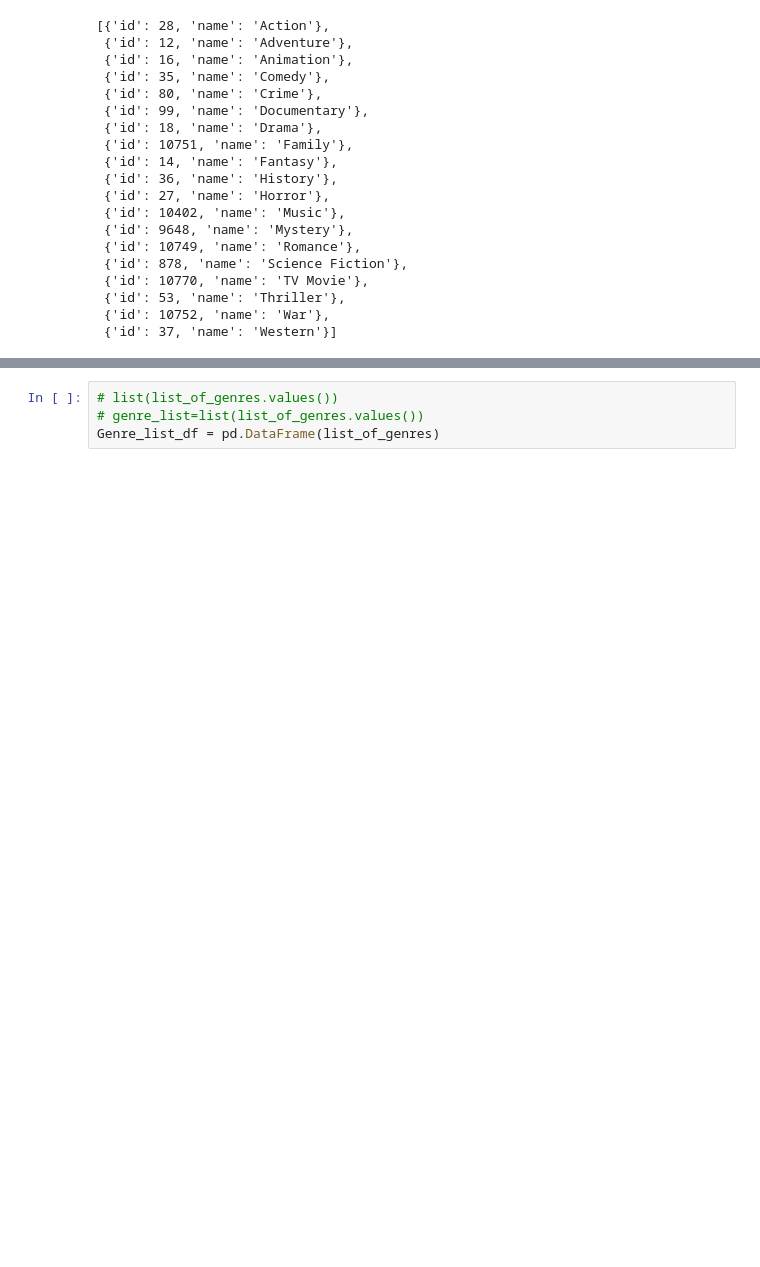
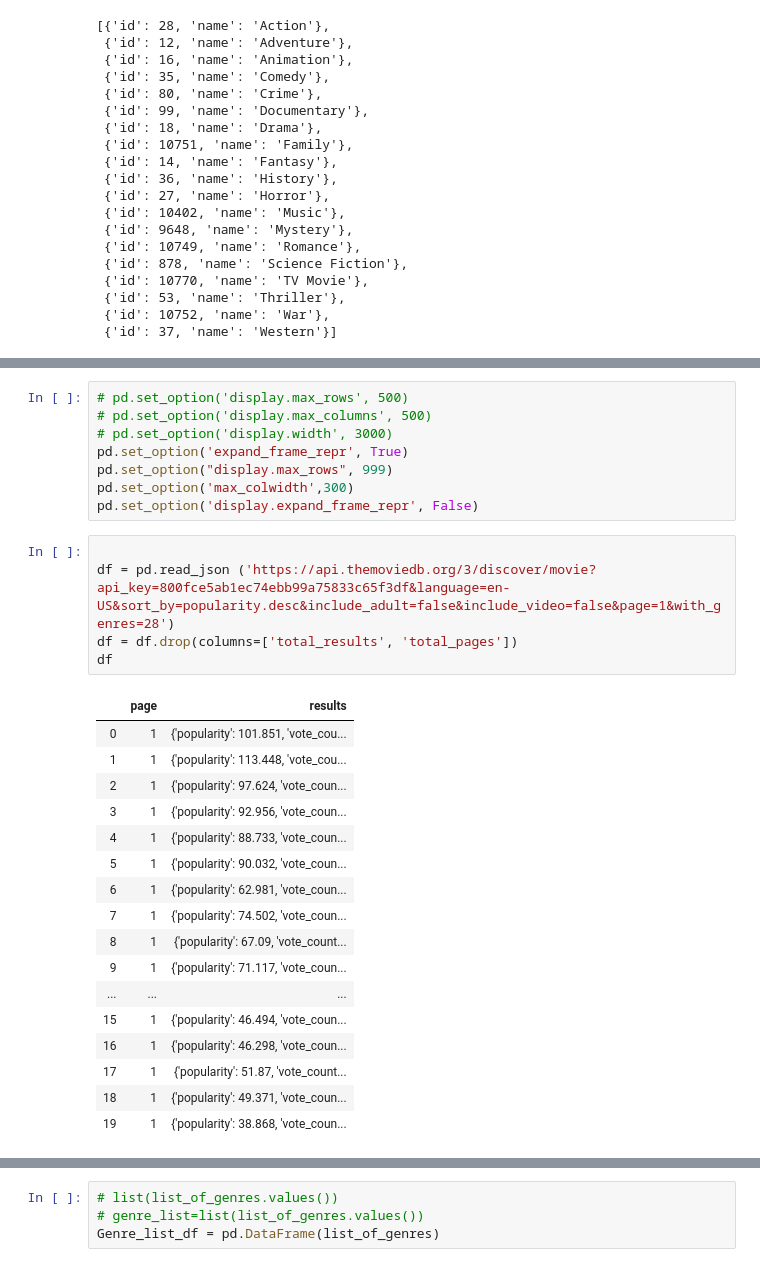
Before and after one commit to kingcrow15/Machine-Learning-project, a Jupyter notebook: TMBD API calls .ipynb, the cells around one changed output, grey strips where cells are left out. Saved outputs shown, nothing was run; the diff lists cells and outputs as text; blank space fills up the shorter version.

```diff
--- a/TMBD API calls .ipynb
+++ b/TMBD API calls .ipynb
@@ -448,0 +478,31 @@ list_of_genres
+# %%
+# pd.set_option('display.max_rows', 500)
+# pd.set_option('display.max_columns', 500)
+# pd.set_option('display.width', 3000)
+pd.set_option('expand_frame_repr', True)
+pd.set_option("display.max_rows", 999)
+pd.set_option('max_colwidth',300)
+pd.set_option('display.expand_frame_repr', False)
+# %%
+
+df = pd.read_json ('https://api.themoviedb.org/3/discover/movie?api_key=800fce5ab1ec74ebb99a75833c65f3df&language=en-US&sort_by=popularity.desc&include_adult=false&include_video=false&page=1&with_genres=28')
+df = df.drop(columns=['total_results', 'total_pages'])
+df
+# %% [output]
+|  | page | results |
+| 0 | 1 | {'popularity': 101.851, 'vote_cou... |
+| 1 | 1 | {'popularity': 113.448, 'vote_cou... |
+| 2 | 1 | {'popularity': 97.624, 'vote_coun... |
+| 3 | 1 | {'popularity': 92.956, 'vote_coun... |
+| 4 | 1 | {'popularity': 88.733, 'vote_coun... |
+| 5 | 1 | {'popularity': 90.032, 'vote_coun... |
+| 6 | 1 | {'popularity': 62.981, 'vote_coun... |
+| 7 | 1 | {'popularity': 74.502, 'vote_coun... |
+| 8 | 1 | {'popularity': 67.09, 'vote_count... |
+| 9 | 1 | {'popularity': 71.117, 'vote_coun... |
+| ... | ... | ... |
+| 15 | 1 | {'popularity': 46.494, 'vote_coun... |
+| 16 | 1 | {'popularity': 46.298, 'vote_coun... |
+| 17 | 1 | {'popularity': 51.87, 'vote_count... |
+| 18 | 1 | {'popularity': 49.371, 'vote_coun... |
+| 19 | 1 | {'popularity': 38.868, 'vote_coun... |
```
Also changed, not shown: parts of 18 cells of this notebook, 1 other file.
